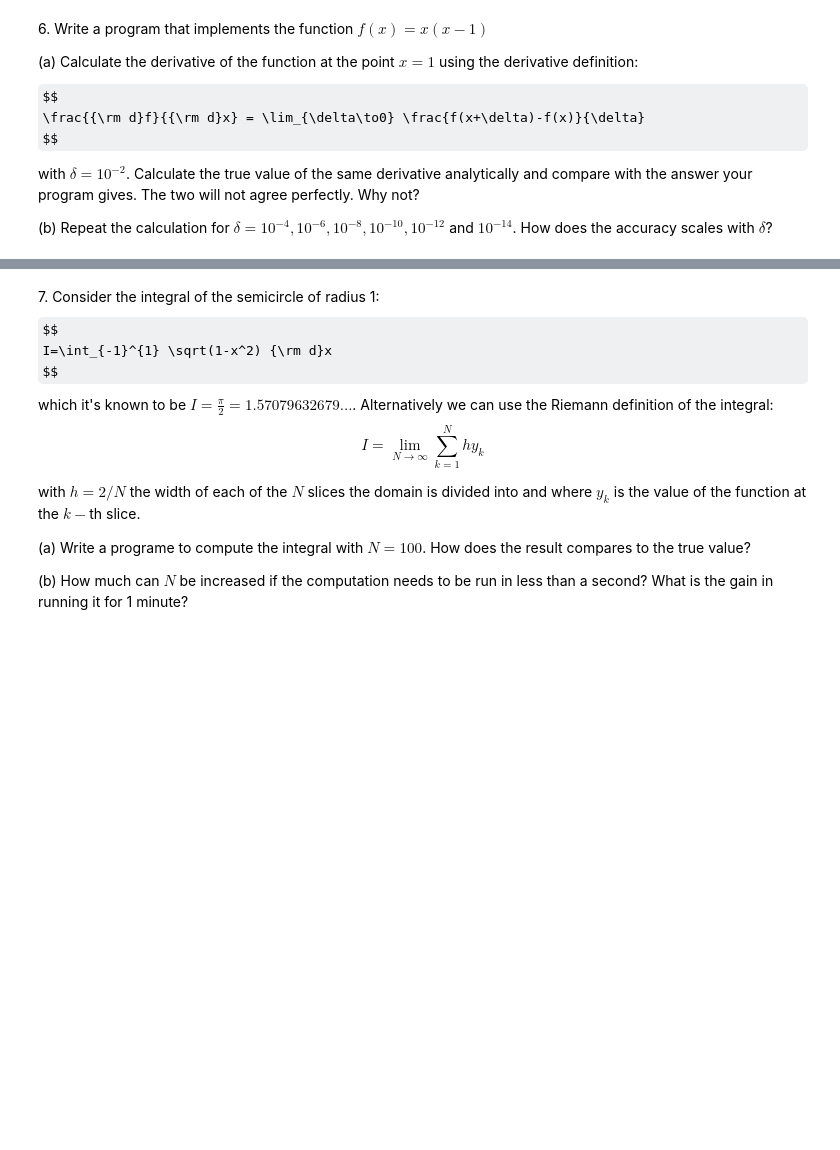
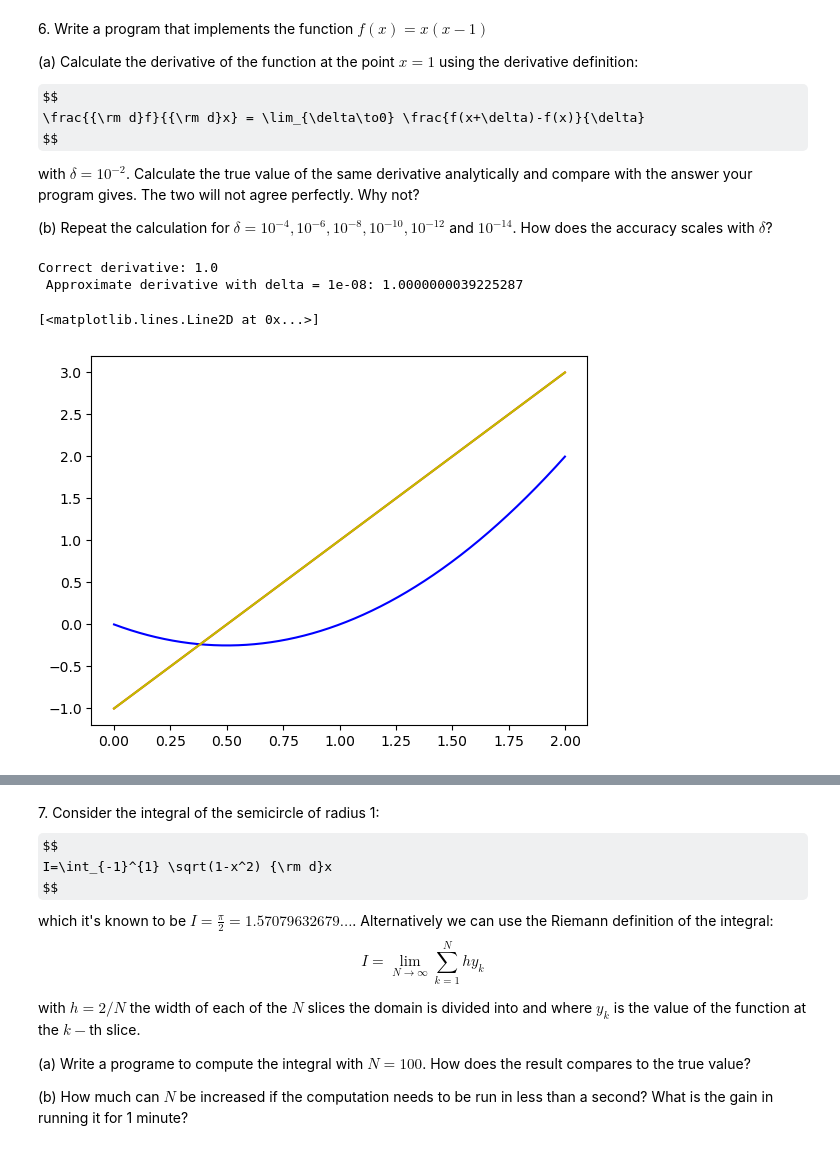
Before and after one commit to LiberoP/LaboratoryOfComputationalPhysics_Y8, a Jupyter notebook: 02ex_NumberRepresentation.ipynb, the cells around one changed output, grey strips where cells are left out. Cells and saved outputs as stored; diff of their text form; code cells hidden in the pictures; some formulas as TeX source; blank space fills up the shorter version.

```diff
--- a/02ex_NumberRepresentation.ipynb
+++ b/02ex_NumberRepresentation.ipynb
@@ -166,0 +264,43 @@ with $\delta = 10^{−2}$. Calculate the true value of the same derivative analy
+# %%
+# idea: (straightforward implementation;)
+# reason why: dividing by number close to zero accentuates tiny errors in numerator (evm prove it with error propagation)
+dp=1e-8
+def myfunc(domain): # ---> domain as python list
+    values = []
+    for x in domain:
+        y=x*(x-1)
+        values.append(y)
+    return values
+
+def correct_derivative(domain):
+    values = []
+    for x in domain:
+        y=2*x-1
+        values.append(y)
+    return values
+
+mydomain=[x/1000 for x in list(range(2000))]
+#print(mydomain[:10])
+myfunc_values=myfunc(mydomain)
+correct_derivative_values = correct_derivative(mydomain)
+
+def approx_derivative(domain, delta_par):
+    values = []
+    delta_par_domain= [x + delta_par for x in domain]
+    for i in range(len(domain)):
+        y = (myfunc(delta_par_domain)[i]-myfunc(domain)[i])/delta_par
+        values.append(y)
+    return values
+approx_derivative_values = approx_derivative(mydomain, delta_par=dp)
+
+print("Correct derivative:", correct_derivative_values[1000], '\n', f"Approximate derivative with delta = {dp}:", approx_derivative_values[1000])
+
+plt.plot(mydomain,myfunc_values, color = 'b')
+plt.plot(mydomain,correct_derivative_values, color = 'r')
+plt.plot(mydomain,approx_derivative_values, color='y')
+plt.show
+# %% [output]
+Correct derivative: 1.0
+ Approximate derivative with delta = 1e-08: 1.0000000039225287
+[<matplotlib.lines.Line2D at 0x...>]
+[figure, added]
```
Also changed, not shown: parts of 29 cells of this notebook, 3 other files.
